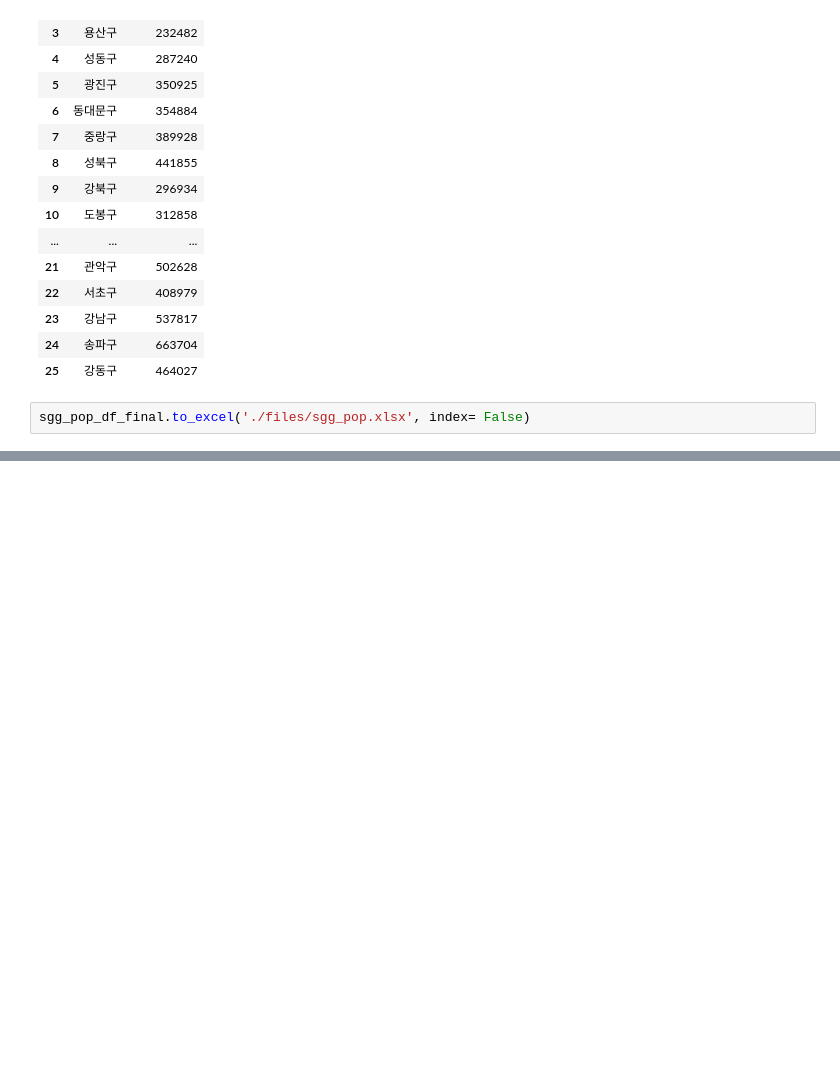
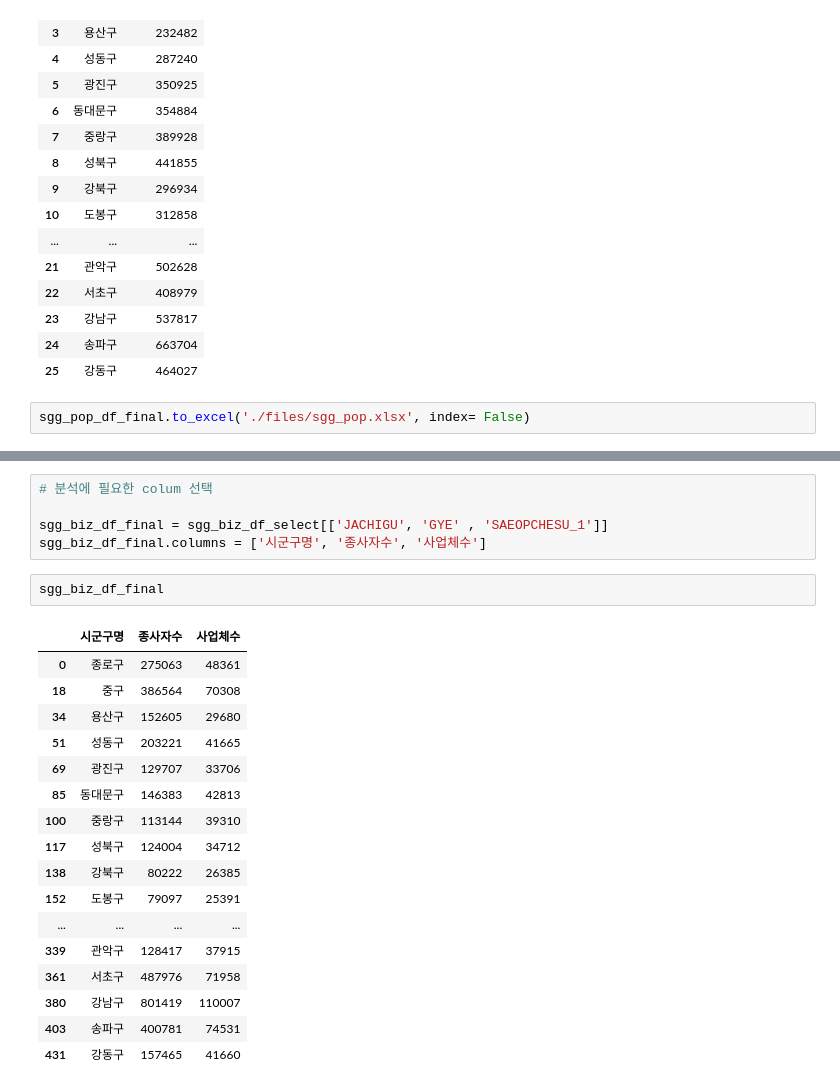
Before and after one commit to do-po/test_1, a Jupyter notebook: Project/100. hackathon/01. 스타벅스매장입지분석.ipynb, the cells around one changed output, grey strips where cells are left out. Drawn from its saved outputs; the diff is of its cells as text; blank space fills up the shorter version.

```diff
--- a/Project/100. hackathon/01. 스타벅스매장입지분석.ipynb
+++ b/Project/100. hackathon/01. 스타벅스매장입지분석.ipynb
@@ -233,0 +308,25 @@ sgg_pop_df_final.to_excel('./files/sgg_pop.xlsx', index= False)
+# %%
+# 분석에 필요한 colum 선택
+
+sgg_biz_df_final = sgg_biz_df_select[['JACHIGU', 'GYE' , 'SAEOPCHESU_1']]
+sgg_biz_df_final.columns = ['시군구명', '종사자수', '사업체수']
+# %%
+sgg_biz_df_final
+# %% [output]
+|  | 시군구명 | 종사자수 | 사업체수 |
+| 0 | 종로구 | 275063 | 48361 |
+| 18 | 중구 | 386564 | 70308 |
+| 34 | 용산구 | 152605 | 29680 |
+| 51 | 성동구 | 203221 | 41665 |
+| 69 | 광진구 | 129707 | 33706 |
+| 85 | 동대문구 | 146383 | 42813 |
+| 100 | 중랑구 | 113144 | 39310 |
+| 117 | 성북구 | 124004 | 34712 |
+| 138 | 강북구 | 80222 | 26385 |
+| 152 | 도봉구 | 79097 | 25391 |
+| ... | ... | ... | ... |
+| 339 | 관악구 | 128417 | 37915 |
+| 361 | 서초구 | 487976 | 71958 |
+| 380 | 강남구 | 801419 | 110007 |
+| 403 | 송파구 | 400781 | 74531 |
+| 431 | 강동구 | 157465 | 41660 |
```
Also changed, not shown: parts of 11 cells of this notebook, 2 other files.
